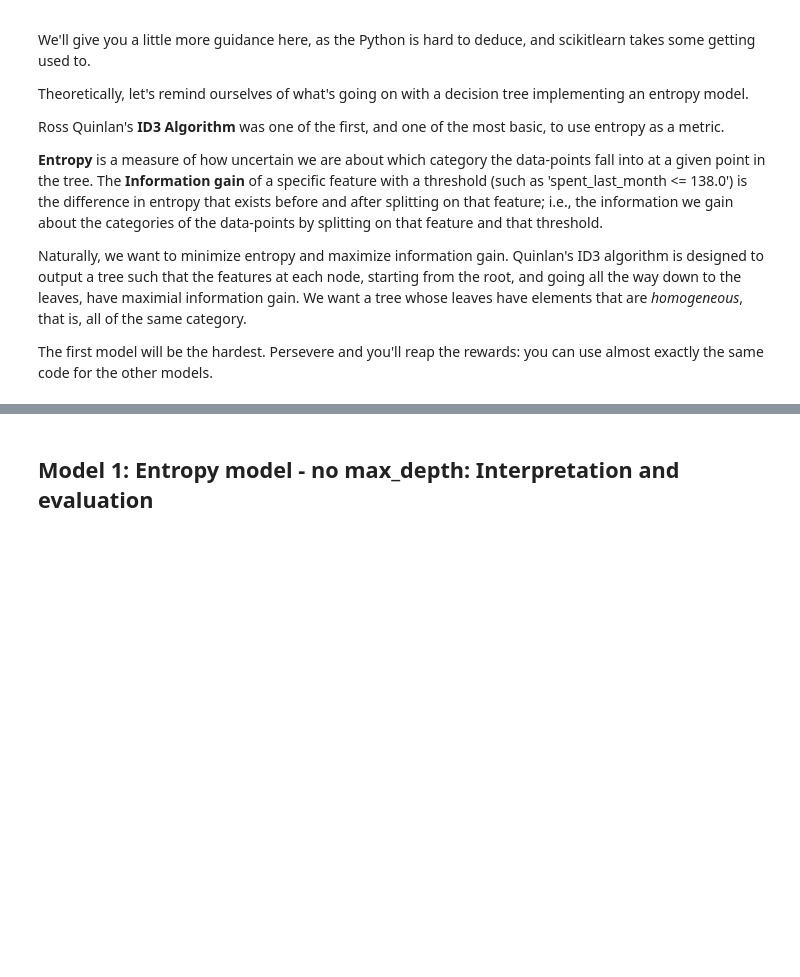
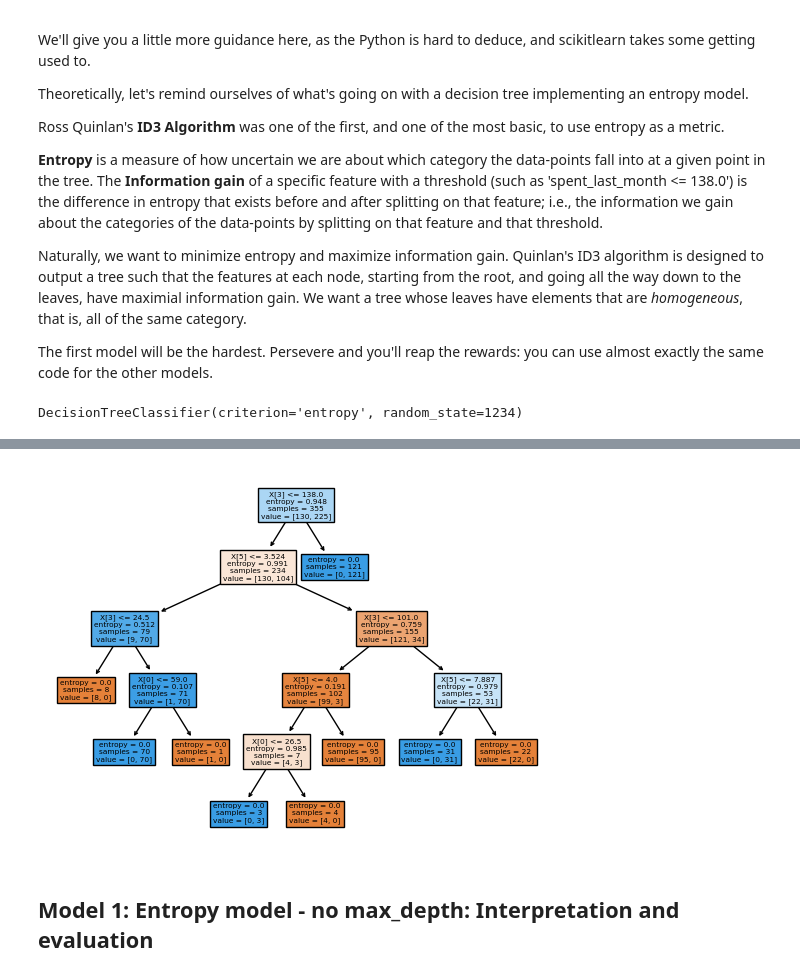
Before and after one commit to alexbui96/springboard, a Jupyter notebook: 1613148038_Springboard_Decision_Tree_Specialty_Coffee_Case_Study_28012021_2_/Springboard Decision Tree Specialty Coffee Case Study - Tier 3.ipynb, the cells around one changed output, grey strips where cells are left out. Saved outputs shown, nothing was run; the diff lists cells and outputs as text; code cells hidden in the pictures; blank space fills up the shorter version.

```diff
--- a/1613148038_Springboard_Decision_Tree_Specialty_Coffee_Case_Study_28012021_2_/Springboard Decision Tree Specialty Coffee Case Study - Tier 3.ipynb
+++ b/1613148038_Springboard_Decision_Tree_Specialty_Coffee_Case_Study_28012021_2_/Springboard Decision Tree Specialty Coffee Case Study - Tier 3.ipynb
@@ -275,13 +316,13 @@ _ _ _
 # %%
 # Let's do our feature selection.
 # Make a variable called 'features', and a list containing the strings of every column except "Decision"
-_ _ _
+features = [column for column in NoPrediction.columns if column != 'Decision']
 
 # Make an explanatory variable called X, and assign it: NoPrediction[features]
-_ _ _
+X = NoPrediction[features]
 
 # Make a dependent variable called y, and assign it: NoPrediction.Decision
-_ _ _
+y = NoPrediction.Decision
 # %% [markdown]
 ### 5. Create dummy variables to deal with categorical inputs
 One-hot encoding replaces each unique value of a given column with a new column, and puts a 1 in the new column for a given row just if its initial value for the original column matches the new column. Check out [this resource](https://hackernoon.com/what-is-one-hot-encoding-why-and-when-do-you-have-to-use-it-e3c6186d008f) if you haven't seen one-hot-encoding before.
@@ -289,12 +330,12 @@ One-hot encoding replaces each unique value of a given column with a new column,
 **Note**: We will do this before we do our train/test split as to do it after could mean that some categories only end up in the train or test split of our data by chance and this would then lead to different shapes of data for our `X_train` and `X_test` which could/would cause downstream issues when fitting or predicting using a trained model.
 # %%
 # One-hot encode all features in X.
-_ _ _
+X = pd.get_dummies(X)
 # %% [markdown]
 ### 6. Further divide those subsets into train and test subsets for X and y respectively: X_train, X_test, y_train, y_test
 # %%
 # Call train_test_split on X, y. Make the test_size = 0.25, and random_state = 246
-_ _ _
+X_train, X_test, y_train, y_test = train_test_split(X, y, test_size = 0.25, random_state = 246)
 # %% [markdown]
 # 3. Modelling
 It's useful to look at the scikit-learn documentation on decision trees https://scikit-learn.org/stable/modules/tree.html before launching into applying them. If you haven't seen them before, take a look at that link, in particular the section `1.10.5.`
@@ -314,25 +355,31 @@ Naturally, we want to minimize entropy and maximize information gain. Quinlan's
 The first model will be the hardest. Persevere and you'll reap the rewards: you can use almost exactly the same code for the other models.
 # %%
 # Declare a variable called entr_model and use tree.DecisionTreeClassifier.
-_ _ _
+entr_model = tree.DecisionTreeClassifier(criterion = 'entropy', random_state= 1234 )
 
 # Call fit() on entr_model
-_ _ _
+entr_model.fit(X_train, y_train)
 
 # Call predict() on entr_model with X_test passed to it, and assign the result to a variable y_pred
-_ _ _
+y_pred = entr_model.predict(X_test)
 
 # Call Series on our y_pred variable with the following: pd.Series(y_pred)
-_ _ _
+y_pred = pd.Series(y_pred)
 
 # Check out entr_model
 entr_model
+# %% [output]
+DecisionTreeClassifier(criterion='entropy', random_state=1234)
 # %%
 # Now we want to visualize the tree
-_ _ _
+tree.plot_tree(entr_model, filled = True)
 
 # We can do so with export_graphviz
-_ _ _
+import graphviz
+dot_data = tree.export_graphviz(entr_model, out_file = None)
+graphviz.Source(dot_data)
 
 # Alternatively for class_names use entr_model.classes_
-_ _ _
+dot_data = tree.export_graphviz(entr_model, out_file = None, class_names = entr_model.classes_)
+graphviz.Source(dot_data)
+# %% [output]
@@ -339,3 +387,4 @@ _ _ _
+[figure, added]
 # %% [markdown]
 ## Model 1: Entropy model - no max_depth: Interpretation and evaluation
 # %%
```
Also changed, not shown: parts of 31 cells of this notebook.
